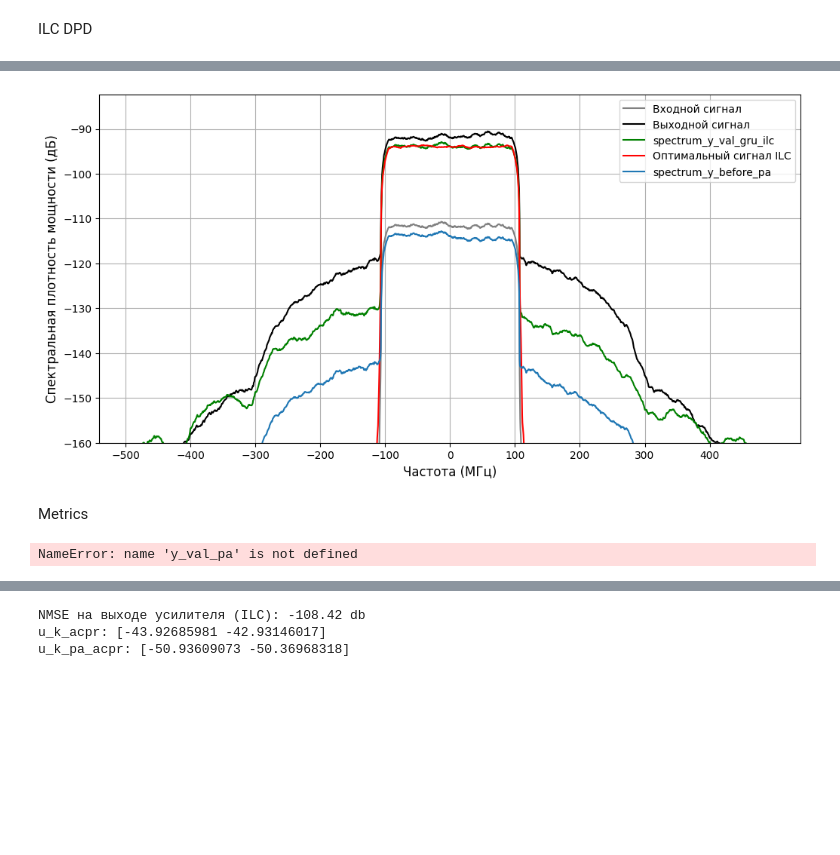
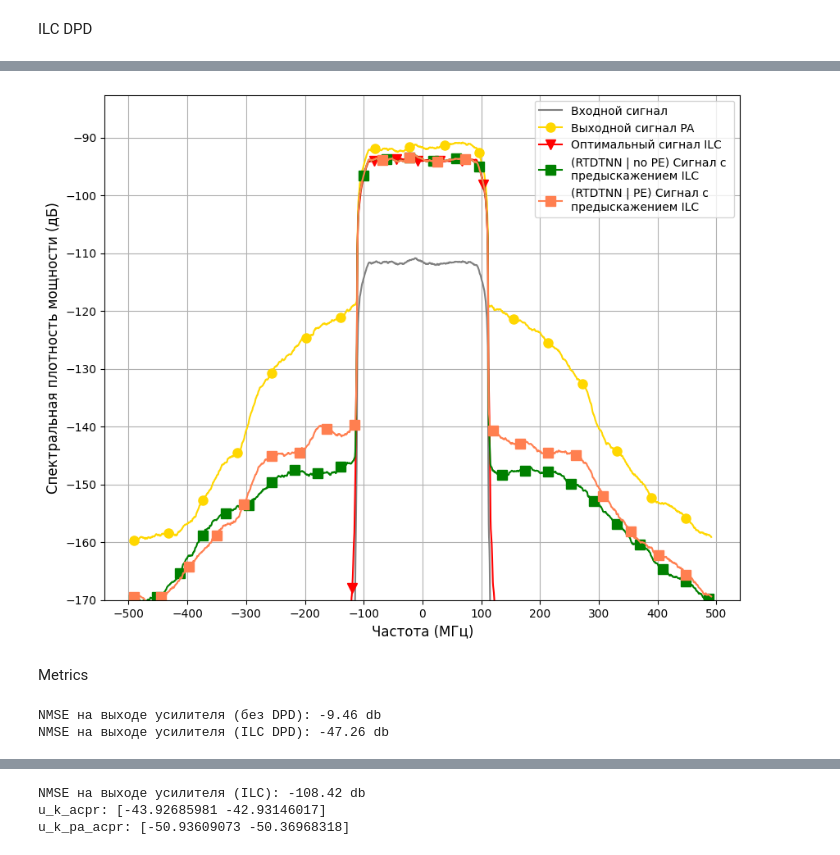
Before and after one commit to pasmornov-m/DPD_Research, a Jupyter notebook: dev_nn_transformer.ipynb, the cells around one changed output, grey strips where cells are left out. Saved outputs shown, nothing was run; the diff lists cells and outputs as text; code cells hidden in the pictures; blank space fills up the shorter version.

```diff
--- a/dev_nn_transformer.ipynb
+++ b/dev_nn_transformer.ipynb
@@ -457,11 +252,13 @@ print(f"NMSE на выходе усилителя (ILC): {nmse_uk_pa:.2f} db")
 container.ilc_train_output = u_k_train
 container.ilc_val_output = u_k_val
 
-# ilc_train_loader, ilc_val_loader = data_loader.build_dataloaders(data_dict=container.to_dict(),
-#                                                                  frame_length=frame_length,
-#                                                                  batch_size=batch_size,
-#                                                                  batch_size_eval=batch_size_eval,
-#                                                                  arch="ilc")
+
+train_ilc_loader, val_ilc_loader = data_loader.build_RTDTNN_dataloaders(container,
+                                                                        batch_size=batch_size,
+                                                                        batch_size_eval=batch_size_eval,
+                                                                        M=M,
+                                                                        P=P,
+                                                                        arch="ilc")
 # %% [output]
 Epoch [0/200], Loss: 0.004441486671566963
 Epoch [100/200], Loss: 8.26928570063501e-08
@@ -474,5 +271,3 @@ Epoch [199/200], Loss: 6.269614161169557e-09
 NMSE на выходе усилителя (ILC): -80.20 db
-# %%
-train_ilc_loader, val_ilc_loader = data_loader.build_RTDTNN_dataloaders(container, batch_size=batch_size, batch_size_eval=batch_size_eval, M=M, P=P, arch="ilc")
 # %%
 
@@ -570,51 +364,55 @@ Model NMSE: -42.67
 # %%
-window_size = 30
+window_size = 50
 
 freqs, spectrum_x_val = metrics.power_spectrum(container.val_input, container.input_signal_fs, container.nperseg, window_size)
 _, spectrum_y_val = metrics.power_spectrum(container.val_output, container.input_signal_fs, container.nperseg, window_size)
-# _, spectrum_y_val_gru_pa = metrics.power_spectrum(y_val_pa, container.input_signal_fs, container.nperseg, window_size)
+_, spectrum_y_val_pa = metrics.power_spectrum(y_val_pa_gmp, container.input_signal_fs, container.nperseg, window_size)
 _, spectrum_y_before_pa = metrics.power_spectrum(y_before_pa, container.input_signal_fs, container.nperseg, window_size)
-_, spectrum_y_val_gru_ilc = metrics.power_spectrum(y_val_ilc_base, container.input_signal_fs, container.nperseg, window_size)
+_, spectrum_y_val_ilc = metrics.power_spectrum(y_val_ilc, container.input_signal_fs, container.nperseg, window_size)
+_, spectrum_y_val_pe_ilc = metrics.power_spectrum(y_val_ilc_pe, container.input_signal_fs, container.nperseg, window_size)
 _, spectrum_y_val_target = metrics.power_spectrum(container.val_output_target, container.input_signal_fs, container.nperseg, window_size)
 _, spectrum_u_k_pa = metrics.power_spectrum(u_k_pa, container.input_signal_fs, container.nperseg, window_size)
 # _, spectrum_u_k = metrics.power_spectrum(u_k_train, container.input_signal_fs, container.nperseg, window_size)
 
 
 xlabel="Частота (МГц)"
 ylabel= "Спектральная плотность мощности (дБ)"
 fontsize = 12
-figsize=(12, 6)
+figsize=(10, 8)
+markersize=8
 
 plt.figure(figsize=figsize)
 
 plt.plot(freqs / 1e6, spectrum_x_val, color='grey', label='Входной сигнал')
-plt.plot(freqs / 1e6, spectrum_y_val, color='black', label='Выходной сигнал')
-# plt.plot(freqs / 1e6, spectrum_y_val_gru_pa, color='gold', label='Выходной сигнал PA')
-plt.plot(freqs / 1e6, spectrum_y_val_gru_ilc, color='green', label='spectrum_y_val_gru_ilc')
+# plt.plot(freqs / 1e6, spectrum_y_val, color='black', label='Выходной сигнал')
+plt.plot(freqs / 1e6, spectrum_y_val_pa, color='gold', label='Выходной сигнал PA', marker='o', markevery=150, markersize=markersize)
+plt.plot(freqs / 1e6, spectrum_u_k_pa, color='red', label='Оптимальный сигнал ILC', marker='v', markevery=95, markersize=markersize)
+plt.plot(freqs / 1e6, spectrum_y_val_ilc, color='green', label='(RTDTNN | no PE) Сигнал с \nпредыскажением ILC', marker='s', markevery=100, markersize=markersize)
+plt.plot(freqs / 1e6, spectrum_y_val_pe_ilc, color='coral', label='(RTDTNN | PE) Сигнал с \nпредыскажением ILC', marker='s', markevery=120, markersize=markersize)
 # plt.plot(freqs / 1e6, spectrum_u_k, color='magenta', label='spectrum_u_k')
-plt.plot(freqs / 1e6, spectrum_u_k_pa, color='red', label='Оптимальный сигнал ILC')
-plt.plot(freqs / 1e6, spectrum_y_before_pa, label='spectrum_y_before_pa')
+# plt.plot(freqs / 1e6, spectrum_y_before_pa, label='spectrum_y_before_pa')
 
 
 
 plt.xlabel(xlabel, fontsize=fontsize)
 plt.ylabel(ylabel, fontsize=fontsize)
-plt.xticks(np.arange(-500, 500, 100))
+plt.ylim(bottom=-170)
+plt.xticks(np.arange(-500, 600, 100))
 plt.legend()
-plt.ylim(bottom=-160)
 plt.grid()
 plt.show()
 # %% [output]
-[figure, old version]
+[figure, new version]
 # %% [markdown]
 Metrics
 # %%
-nmse_after_pa = metrics.compute_nmse(y_val_pa, container.val_output_target)
+nmse_after_pa = metrics.compute_nmse(y_val_pa_gmp, container.val_output_target)
 
 print(f"NMSE на выходе усилителя (без DPD): {nmse_after_pa:.2f} db")
-print(f"NMSE на выходе усилителя (DLA DPD): {gru_dla_nmse:.2f} db")
-print(f"NMSE на выходе усилителя (ILA DPD): {gru_ila_nmse:.2f} db")
-print(f"NMSE на выходе усилителя (ILC DPD): {gru_ilc_nmse:.2f} db")
+# print(f"NMSE на выходе усилителя (DLA DPD): {gru_dla_nmse:.2f} db")
+# print(f"NMSE на выходе усилителя (ILA DPD): {gru_ila_nmse:.2f} db")
+print(f"NMSE на выходе усилителя (ILC DPD): {ilc_nmse:.2f} db")
 # %% [output]
-NameError: name 'y_val_pa' is not defined
+NMSE на выходе усилителя (без DPD): -9.46 db
+NMSE на выходе усилителя (ILC DPD): -47.26 db
 # %%
```
Also changed, not shown: parts of 18 cells of this notebook, 14 other files.
